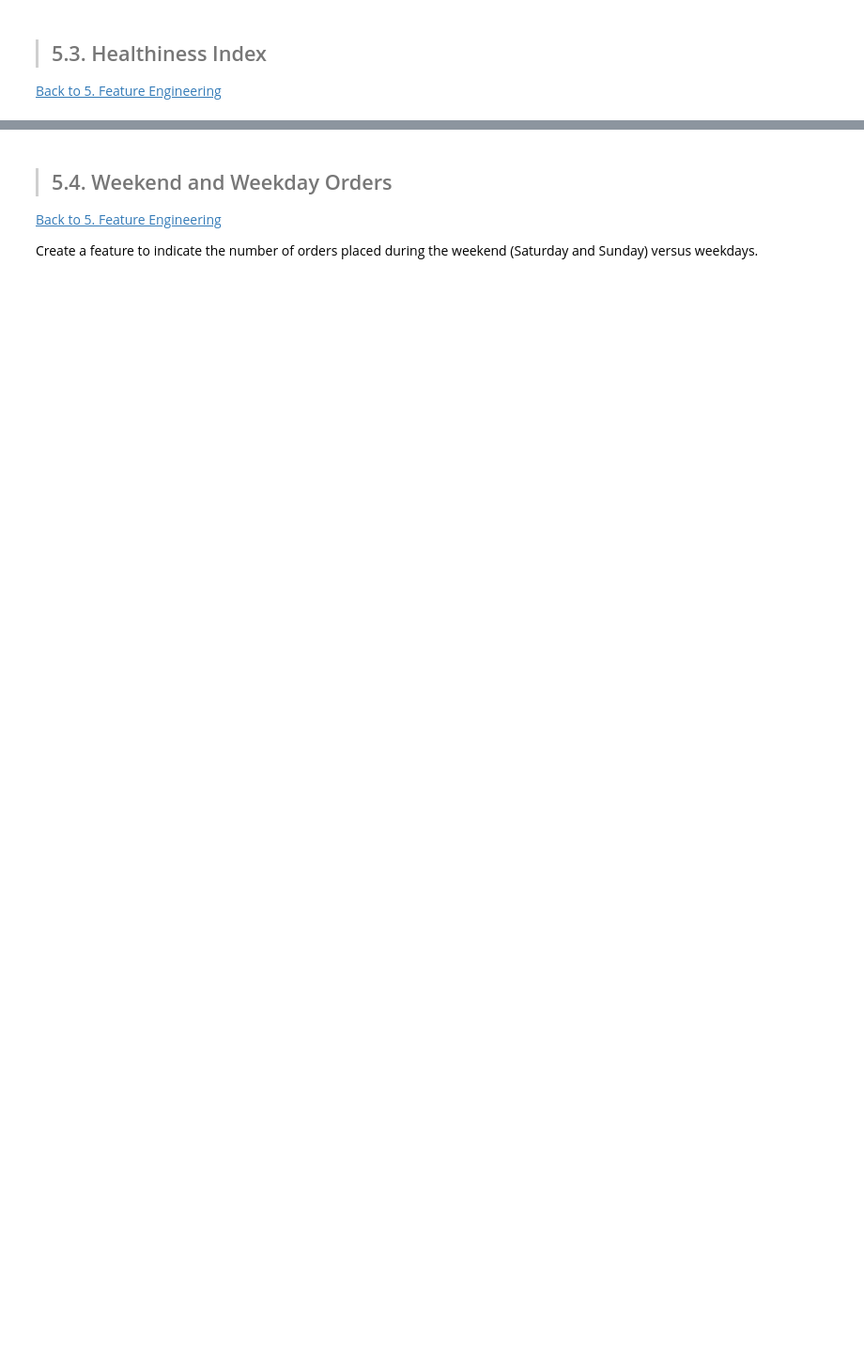
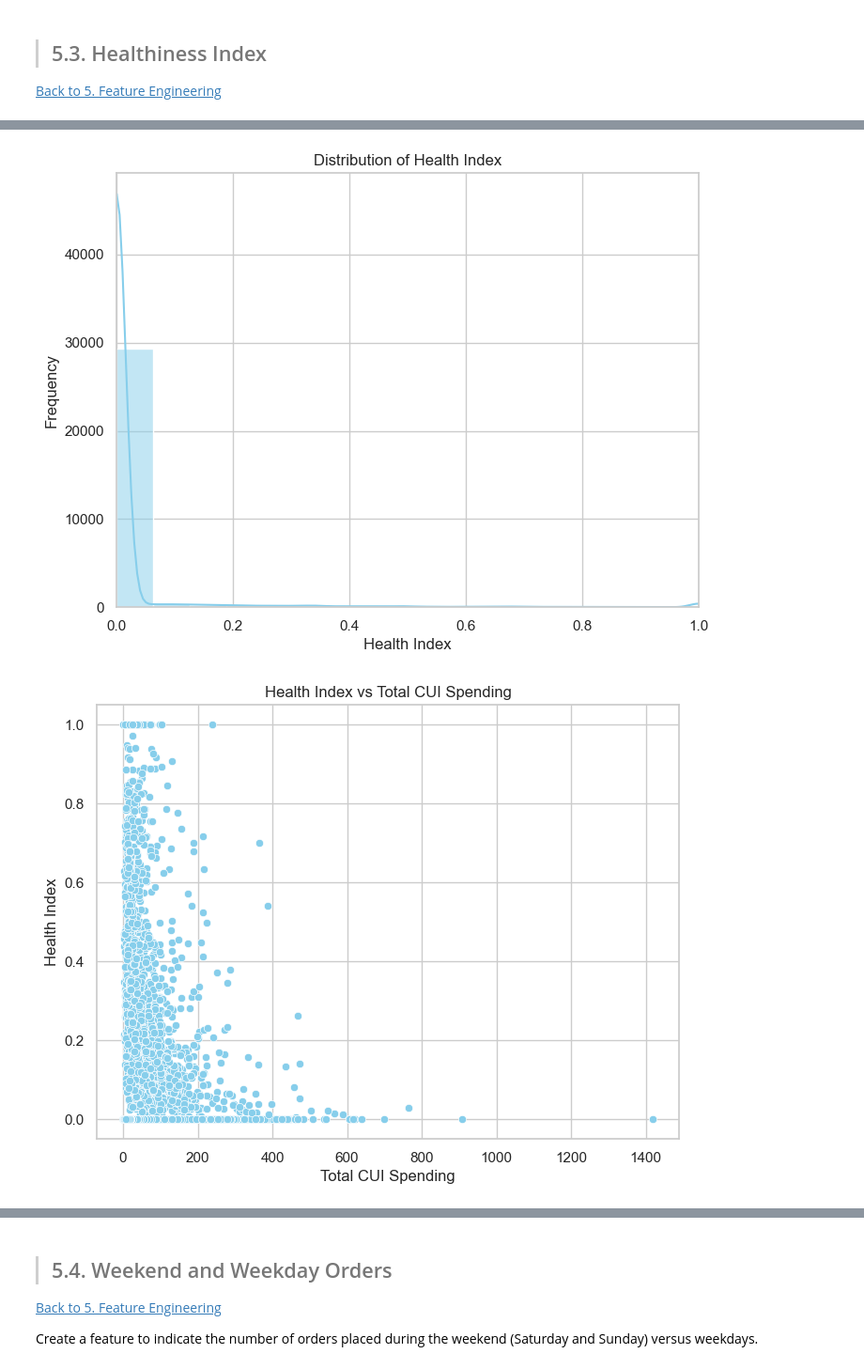
Before and after one commit to SvenGoerdes/CustomerSegmentationDataMining, a Jupyter notebook: deliverables/EDA.ipynb, the cells around one changed output, grey strips where cells are left out. Shown at 94% size. Saved outputs shown, nothing was run; the diff lists cells and outputs as text; code cells hidden in the pictures; blank space fills up the shorter version.

Commit message:
Last new features visualizations

```diff
--- a/deliverables/EDA.ipynb
+++ b/deliverables/EDA.ipynb
@@ -1211,0 +1769,27 @@ df_new_features["health_index"].describe().round(2)
+# %%
+# Histogram for 'health_index'
+plt.figure(figsize=(8, 6))
+sns.histplot(df_new_features['health_index'], kde=True, color="skyblue")
+plt.title("Distribution of Health Index")
+plt.xlabel("Health Index")
+plt.xlim(0,1)
+plt.ylabel("Frequency")
+plt.show()
+
+# Scatter plot for 'health_index' vs 'total_cui_spending'
+plt.figure(figsize=(8, 6))
+sns.scatterplot(x='total_cui_spending', y='health_index', data=df_new_features, color="skyblue")
+plt.title("Health Index vs Total CUI Spending")
+plt.xlabel("Total CUI Spending")
+plt.ylabel("Health Index")
+plt.show()
+
+# Box plot for 'health_index'
+plt.figure(figsize=(8, 6))
+sns.boxplot(x=df_new_features['health_index'], color="skyblue")
+plt.title("Box Plot of Health Index")
+plt.xlabel("Health Index")
+plt.show()
+# %% [output]
+[figure, added]
+[figure, added]
```
Also changed, not shown: parts of 99 cells of this notebook.
